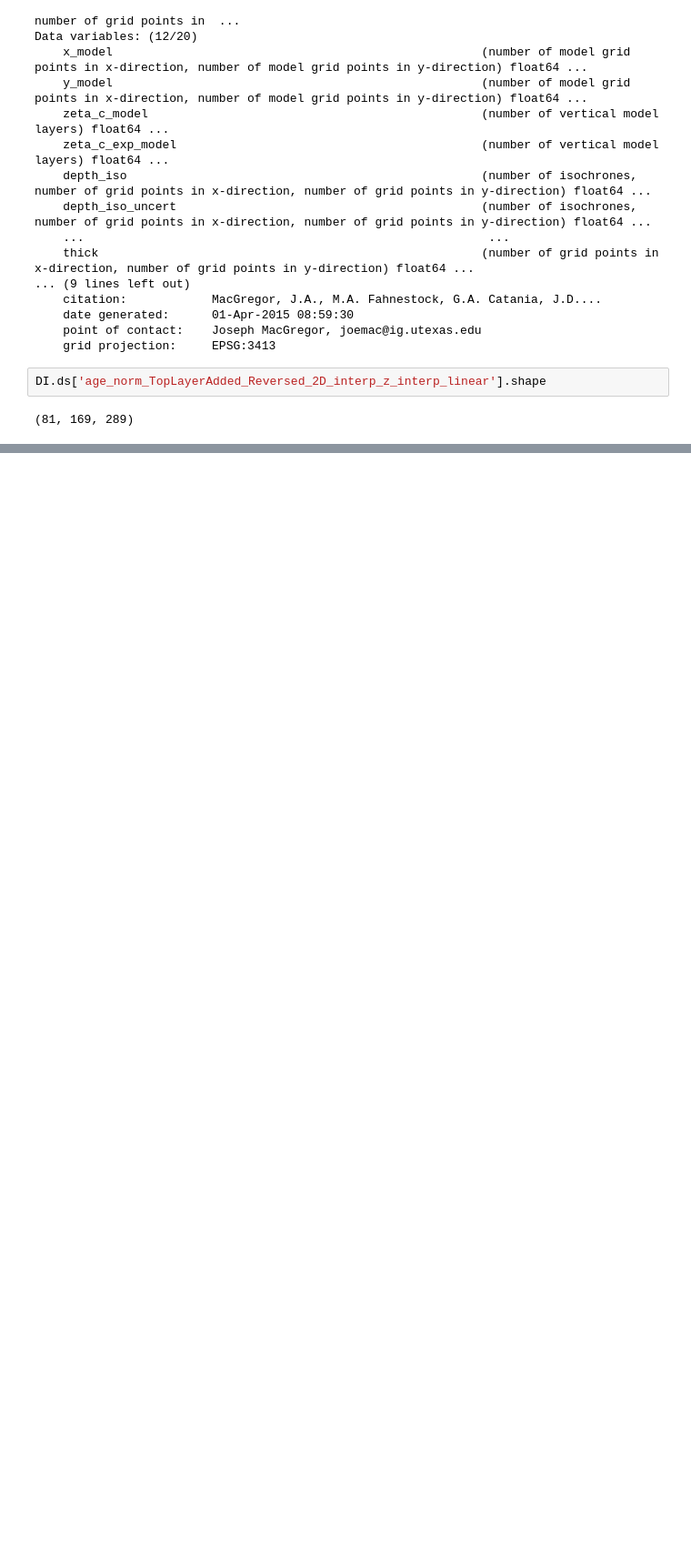
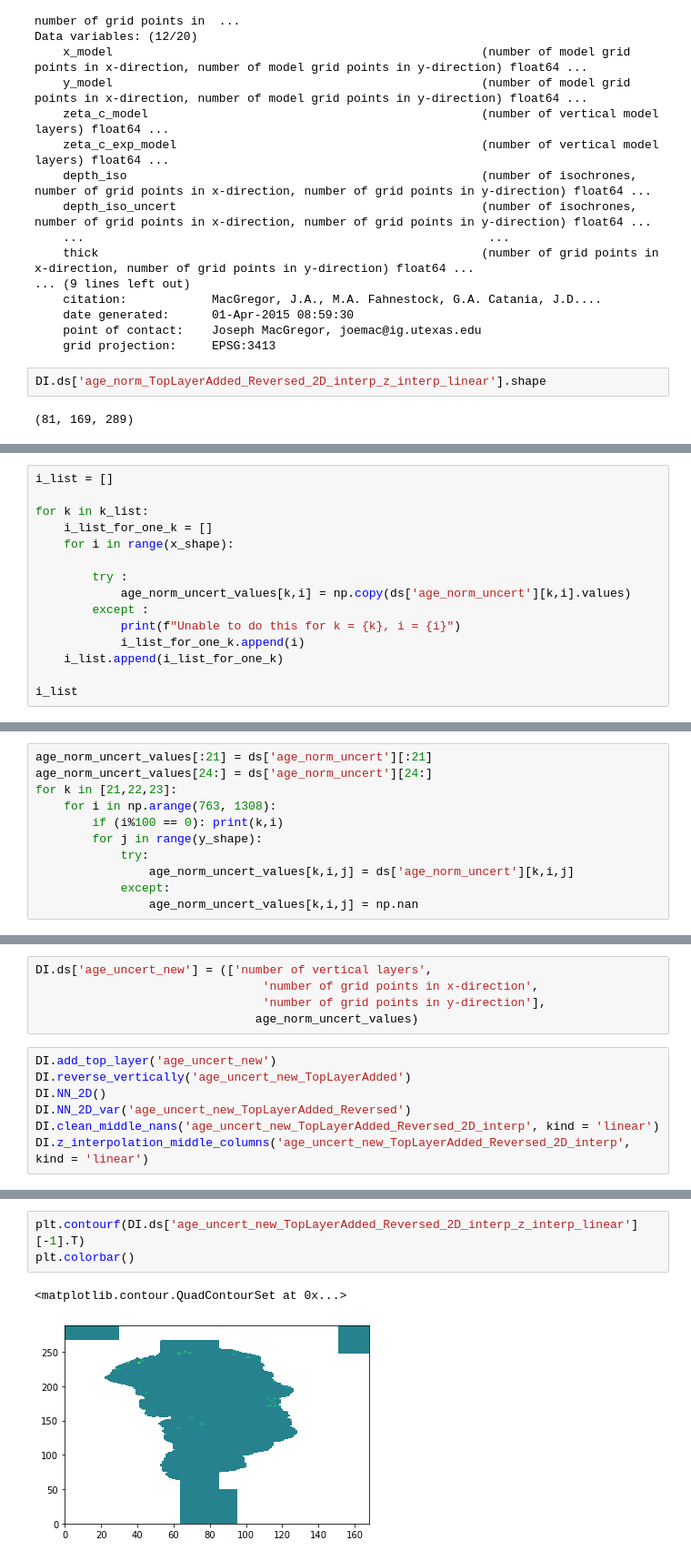
Before and after one commit to Shreyas911/sicopolis_tapenade_tools, a Jupyter notebook: radiostratigraphy data/visualize.ipynb, the cells around one changed output, grey strips where cells are left out. Shown: that part at 91% size. Cells and saved outputs as stored; diff of their text form; blank space fills up the shorter version.

```diff
--- a/radiostratigraphy data/visualize.ipynb
+++ b/radiostratigraphy data/visualize.ipynb
@@ -465,0 +557,15 @@ DI.ds['age_norm_TopLayerAdded_Reversed_2D_interp_z_interp_linear'].shape
+# %%
+i_list = []
+
+for k in k_list:
+    i_list_for_one_k = []
+    for i in range(x_shape):
+
+        try :
+            age_norm_uncert_values[k,i] = np.copy(ds['age_norm_uncert'][k,i].values)
+        except :
+            print(f"Unable to do this for k = {k}, i = {i}")
+            i_list_for_one_k.append(i)
+    i_list.append(i_list_for_one_k)
+
+i_list
@@ -465,0 +635,11 @@ DI.ds['age_norm_TopLayerAdded_Reversed_2D_interp_z_interp_linear'].shape
+# %%
+age_norm_uncert_values[:21] = ds['age_norm_uncert'][:21]
+age_norm_uncert_values[24:] = ds['age_norm_uncert'][24:]
+for k in [21,22,23]:
+    for i in np.arange(763, 1308):
+        if (i%100 == 0): print(k,i)
+        for j in range(y_shape):
+            try:
+                age_norm_uncert_values[k,i,j] = ds['age_norm_uncert'][k,i,j]
+            except:
+                age_norm_uncert_values[k,i,j] = np.nan
@@ -465,0 +665,12 @@ DI.ds['age_norm_TopLayerAdded_Reversed_2D_interp_z_interp_linear'].shape
+# %%
+DI.ds['age_uncert_new'] = (['number of vertical layers',
+                                'number of grid points in x-direction',
+                                'number of grid points in y-direction'],
+                               age_norm_uncert_values)
+# %%
+DI.add_top_layer('age_uncert_new')
+DI.reverse_vertically('age_uncert_new_TopLayerAdded')
+DI.NN_2D()
+DI.NN_2D_var('age_uncert_new_TopLayerAdded_Reversed')
+DI.clean_middle_nans('age_uncert_new_TopLayerAdded_Reversed_2D_interp', kind = 'linear')
+DI.z_interpolation_middle_columns('age_uncert_new_TopLayerAdded_Reversed_2D_interp', kind = 'linear')
@@ -465,0 +697,6 @@ DI.ds['age_norm_TopLayerAdded_Reversed_2D_interp_z_interp_linear'].shape
+# %%
+plt.contourf(DI.ds['age_uncert_new_TopLayerAdded_Reversed_2D_interp_z_interp_linear'][-1].T)
+plt.colorbar()
+# %% [output]
+<matplotlib.contour.QuadContourSet at 0x...>
+[figure, added]
```
Also changed, not shown: parts of 19 cells of this notebook, 1 other file.
